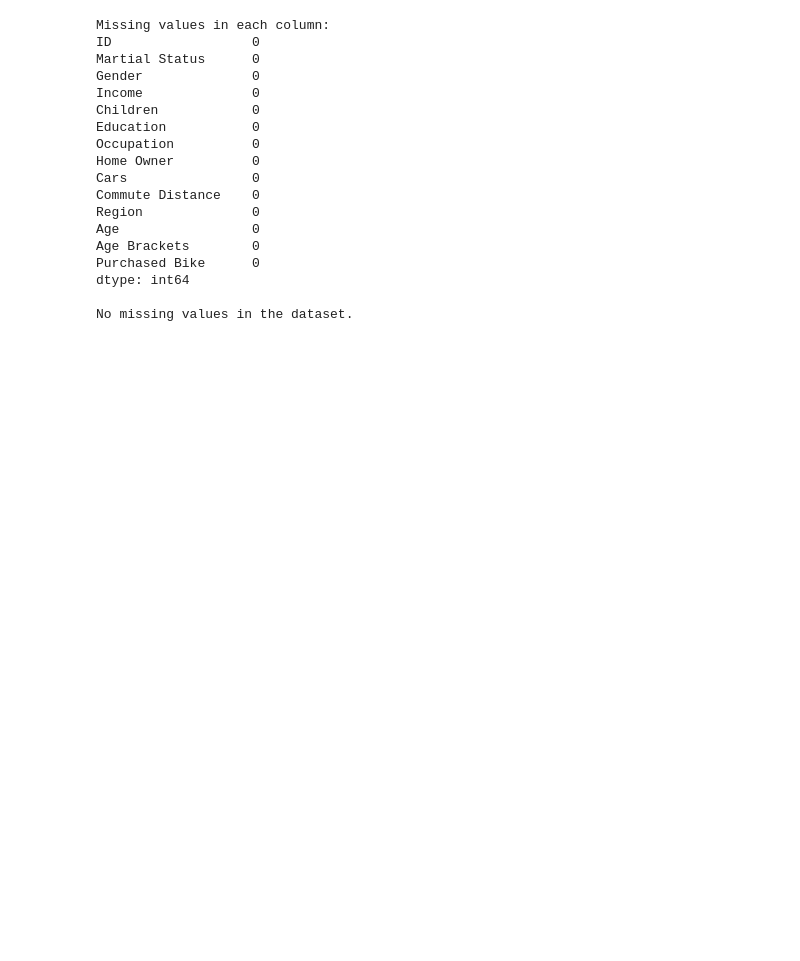
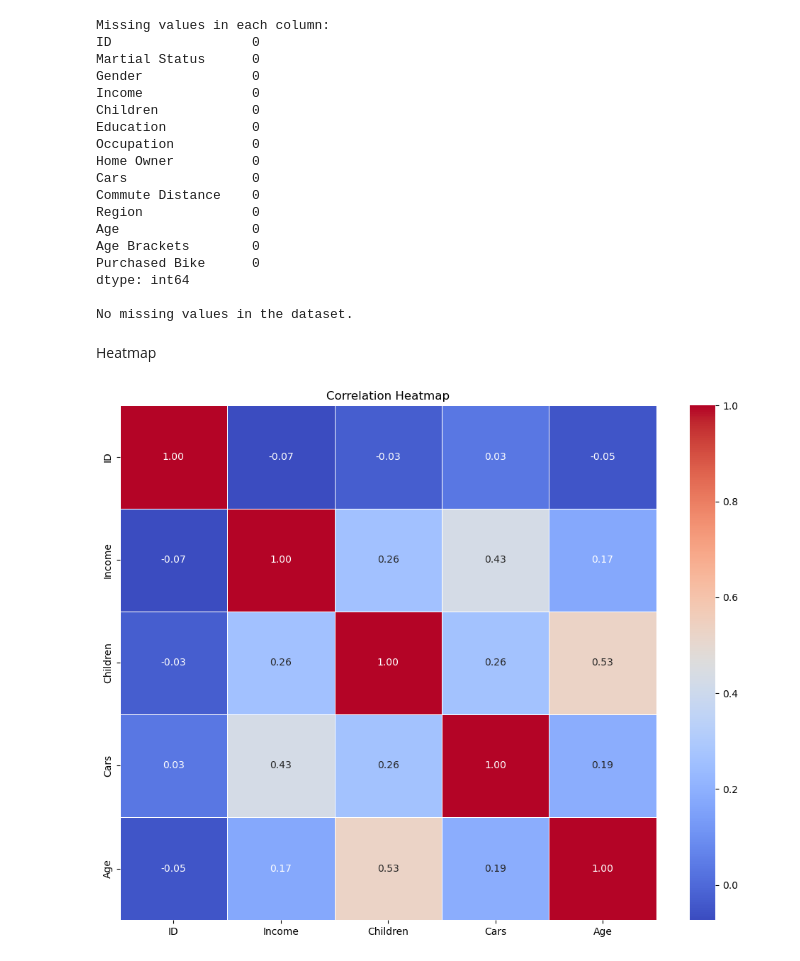
Before and after one commit to shiekhsarafathossain/CSE303_PROJECT, a Jupyter notebook: notebook.ipynb, the cells around one changed output. Saved outputs shown, nothing was run; the diff lists cells and outputs as text; code cells hidden in the pictures; blank space fills up the shorter version.

Commit message:
heatmap added

```diff
--- a/notebook.ipynb
+++ b/notebook.ipynb
@@ -247,3 +248,20 @@ Purchased Bike      0
 dtype: int64
 
 No missing values in the dataset.
+# %% [markdown]
+Heatmap
+# %%
+file_path = 'Bike Sales Dashboard.xlsx'
+data = pd.read_excel(file_path, sheet_name='bike_buyers')
+
+numerical_data = data.select_dtypes(include=['number'])
+
+correlation_matrix = numerical_data.corr()
+
+plt.figure(figsize=(10, 8))
+sns.heatmap(correlation_matrix, annot=True, cmap='coolwarm', fmt='.2f', linewidths=0.5, )
+plt.title('Correlation Heatmap')
+plt.tight_layout()
+plt.show()
+# %% [output]
+[figure, added]
```
Also changed, not shown: parts of 2 cells of this notebook.
